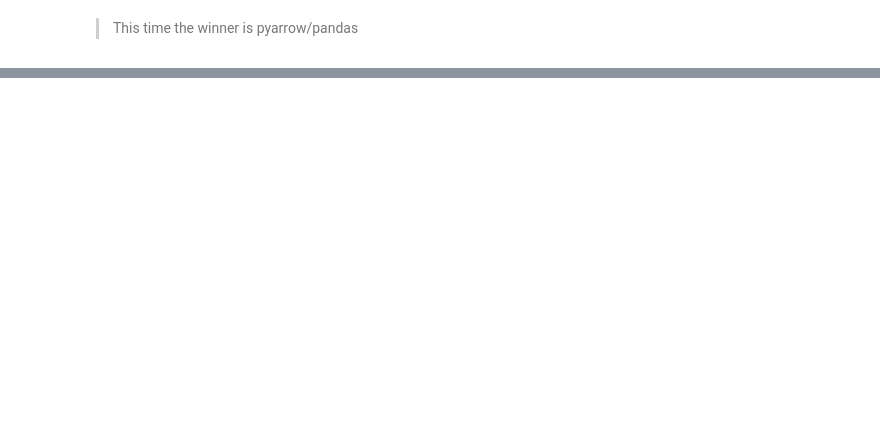
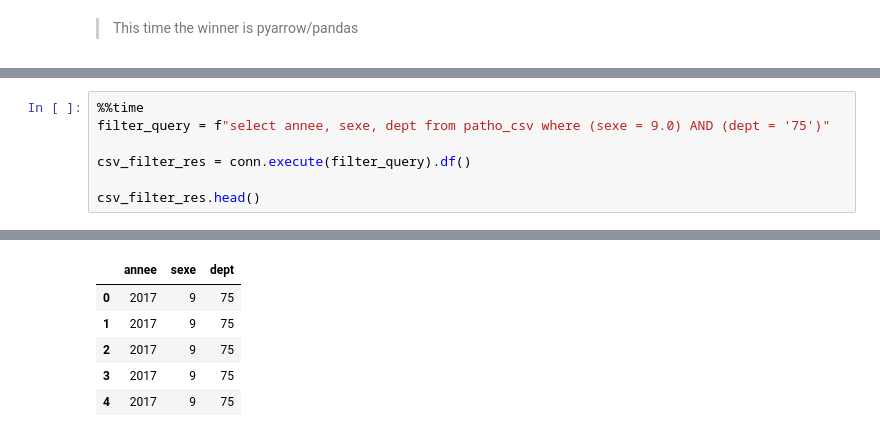
Before and after one commit to pengfei99/duckDBPlayGround, a Jupyter notebook: examples/python_api.ipynb, the cells around one changed output, grey strips where cells are left out. Saved outputs shown, nothing was run; the diff lists cells and outputs as text; blank space fills up the shorter version.

```diff
--- a/examples/python_api.ipynb
+++ b/examples/python_api.ipynb
@@ -157,0 +177,8 @@ Wall time: 855 µs
+# %%
+%%time
+filter_query = f"select annee, sexe, dept from patho_csv where (sexe = 9.0) AND (dept = '75')"
+
+csv_filter_res = conn.execute(filter_query).df()
+
+csv_filter_res.head()
+# %% [output]
@@ -157,0 +187,6 @@ Wall time: 855 µs
+|  | annee | sexe | dept |
+| 0 | 2017 | 9 | 75 |
+| 1 | 2017 | 9 | 75 |
+| 2 | 2017 | 9 | 75 |
+| 3 | 2017 | 9 | 75 |
+| 4 | 2017 | 9 | 75 |
```
Also changed, not shown: parts of 16 cells of this notebook, 2 other files.
